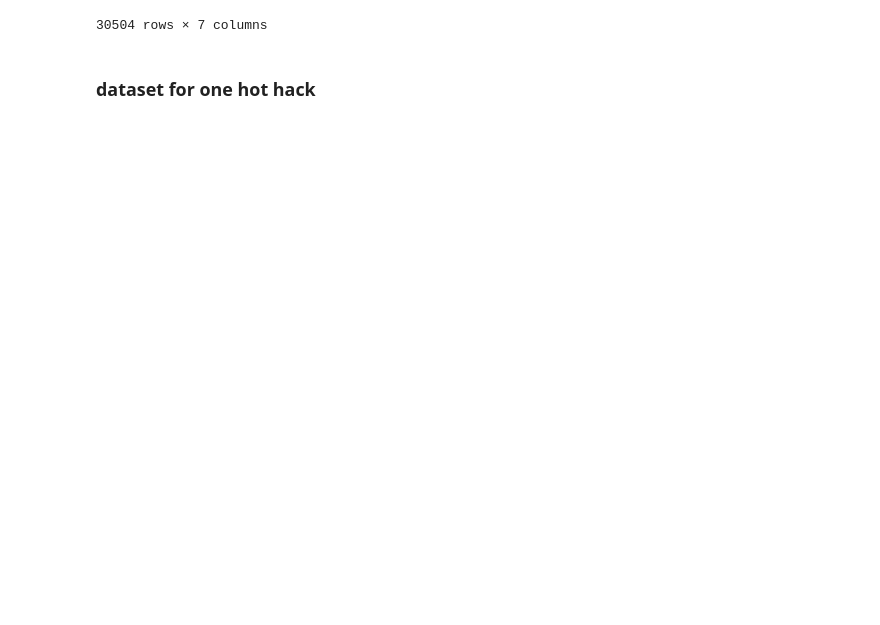
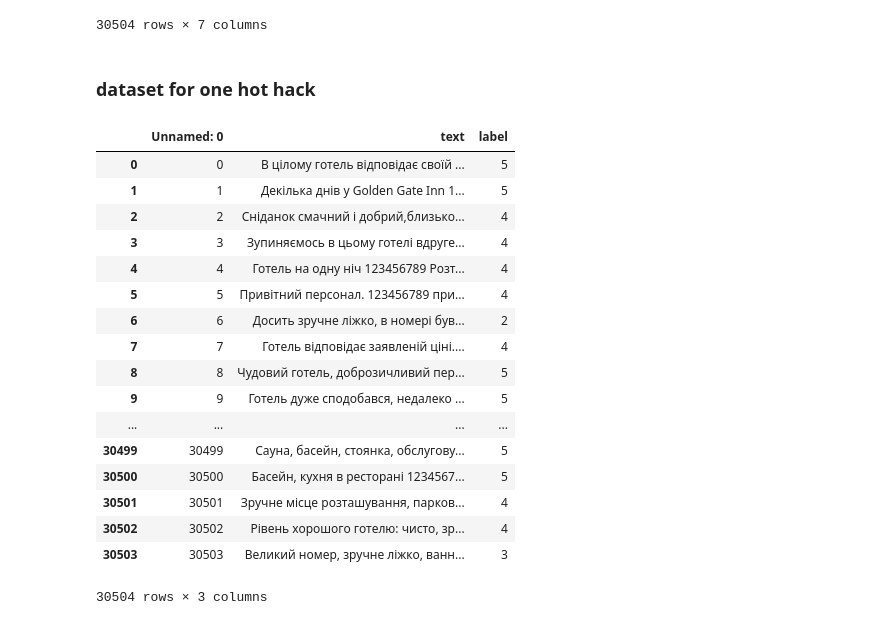
Before and after one commit to DmytroBabenko/Detect-emotion-sentimental, a Jupyter notebook: dataset/booking/create-dataset-for-rating-classification.ipynb, the cells around one changed output. Drawn from its saved outputs; the diff is of its cells as text; code cells hidden in the pictures; blank space fills up the shorter version.

Commit message:
renamed rating column to label

```diff
--- a/dataset/booking/create-dataset-for-rating-classification.ipynb
+++ b/dataset/booking/create-dataset-for-rating-classification.ipynb
@@ -168,0 +190,21 @@ booking_rating_for_one_hot_val_df.to_csv('booking-rating-for-one-hot-val.csv')
+# %%
+pd.read_csv('booking-rating-for-one-hot-val.csv')
+# %% [output]
+|  | Unnamed: 0 | text | label |
+| 0 | 0 | В цілому готель відповідає своїй ... | 5 |
+| 1 | 1 | Декілька днів у Golden Gate Inn 1... | 5 |
+| 2 | 2 | Сніданок смачний і добрий,близько... | 4 |
+| 3 | 3 | Зупиняємось в цьому готелі вдруге... | 4 |
+| 4 | 4 | Готель на одну ніч 123456789 Розт... | 4 |
+| 5 | 5 | Привітний персонал. 123456789 при... | 4 |
+| 6 | 6 | Досить зручне ліжко, в номері був... | 2 |
+| 7 | 7 | Готель відповідає заявленій ціні.... | 4 |
+| 8 | 8 | Чудовий готель, доброзичливий пер... | 5 |
+| 9 | 9 | Готель дуже сподобався, недалеко ... | 5 |
+| ... | ... | ... | ... |
+| 30499 | 30499 | Сауна, басейн, стоянка, обслугову... | 5 |
+| 30500 | 30500 | Басейн, кухня в ресторані 1234567... | 5 |
+| 30501 | 30501 | Зручне місце розташування, парков... | 4 |
+| 30502 | 30502 | Рівень хорошого готелю: чисто, зр... | 4 |
+| 30503 | 30503 | Великий номер, зручне ліжко, ванн... | 3 |
+30504 rows × 3 columns
```
Also changed, not shown: parts of 5 cells of this notebook, 10 other files.
